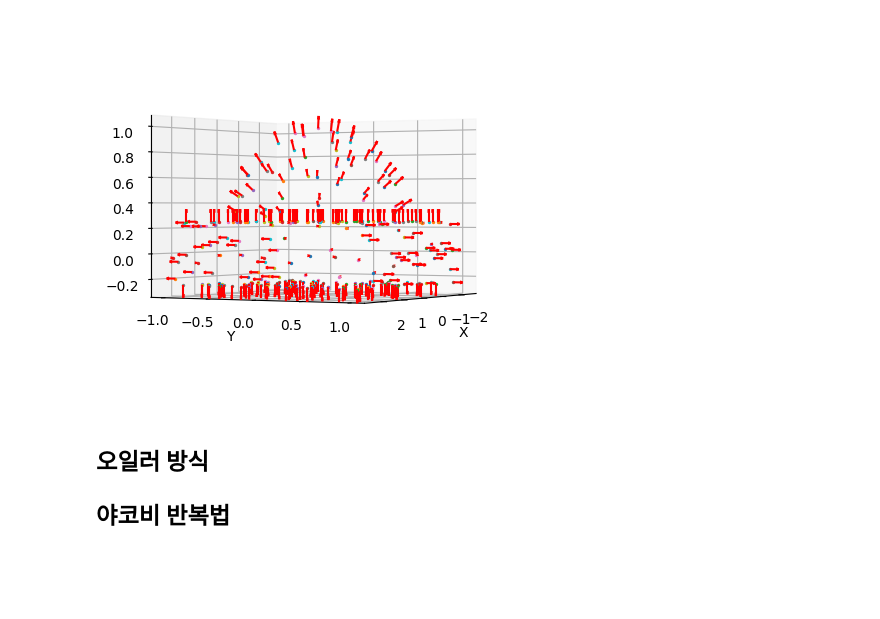
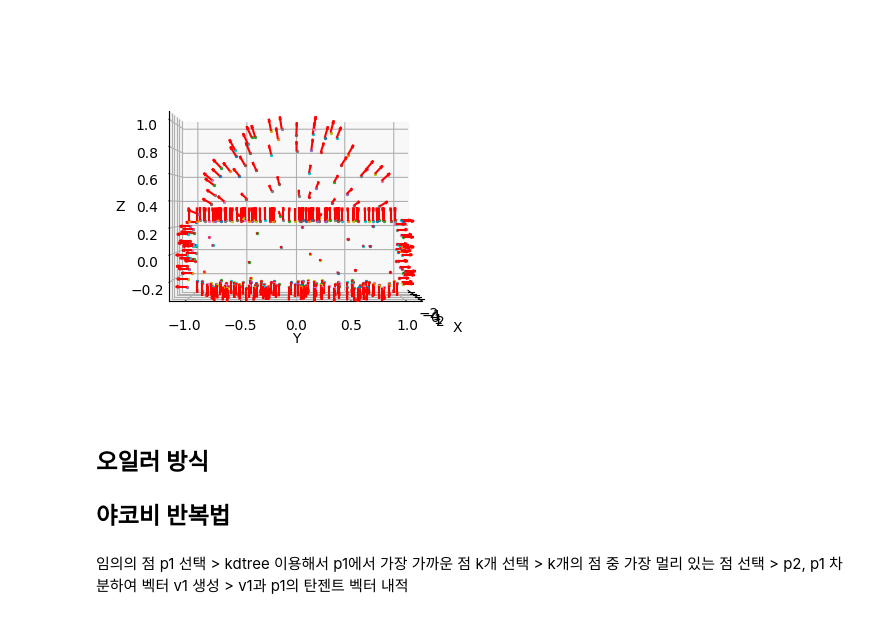
Before and after one commit to vinca0224/3D, a Jupyter notebook: sampleAndNormal.ipynb, the cells around one changed output. Saved outputs shown, nothing was run; the diff lists cells and outputs as text; code cells hidden in the pictures; blank space fills up the shorter version.

```diff
--- a/sampleAndNormal.ipynb
+++ b/sampleAndNormal.ipynb
@@ -35,34 +36,36 @@ for i in range(len(samples)):
 # %%
 import matplotlib.pyplot as plt
 
 fig = plt.figure()
 ax = fig.add_subplot(111, projection='3d')
 
 # 샘플링된 점과 그 점에서의 법선 벡터 시각화
 for i in range(len(samples)):
 
     # 샘플링된 점 그리기
     ax.scatter(samples[i][0], samples[i][1], samples[i][2], marker= 'o', s=2)
 
     # 법선 벡터 그리기
     ax.quiver(samples[i][0], samples[i][1], samples[i][2],
               normals[i][0], normals[i][1], normals[i][2],
               length=0.1, color='red')
 
     # # 탄젠트 벡터 그리기
     # ax.quiver(samples[i][0], samples[i][1], samples[i][2],
     #           tangents[i][0], tangents[i][1], tangents[i][2],
     #           length=0.1, color='green')
 
 # 축과 제목 설정
 ax.set_xlabel('X')
 ax.set_ylabel('Y')
 ax.set_zlabel('Z')
-ax.view_init(elev=0, azim=30)
+ax.view_init(elev=0, azim=0)
 
 plt.show()
 # %% [output]
-[figure, old version]
+[figure, new version]
 # %% [markdown]
 ## 오일러 방식
 ## 야코비 반복법
+# %% [markdown]
+임의의 점 p1 선택 > kdtree 이용해서 p1에서 가장 가까운 점 k개 선택 > k개의 점 중 가장 멀리 있는 점 선택 > p2, p1 차분하여 벡터 v1 생성 > v1과 p1의 탄젠트 벡터 내적
```
Also changed, not shown: parts of 4 cells of this notebook, 2 other files.
